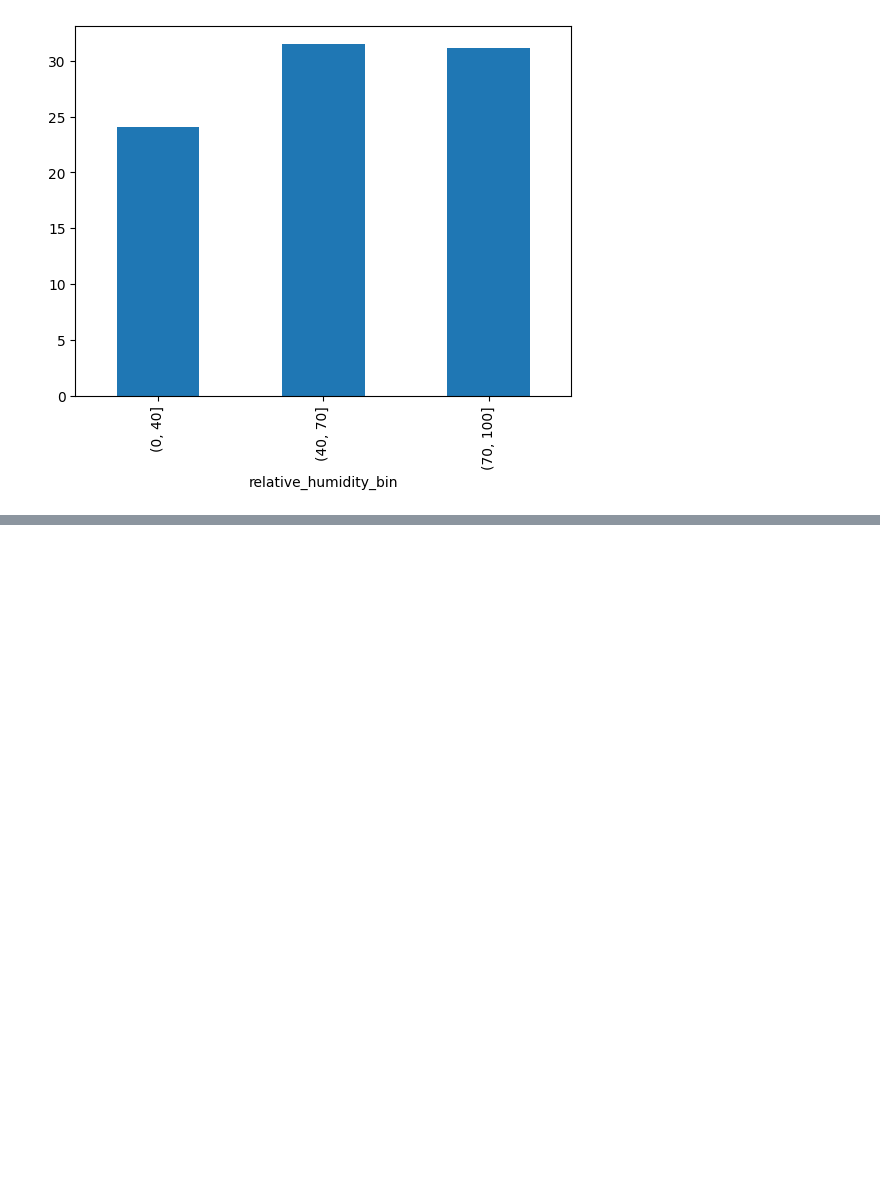
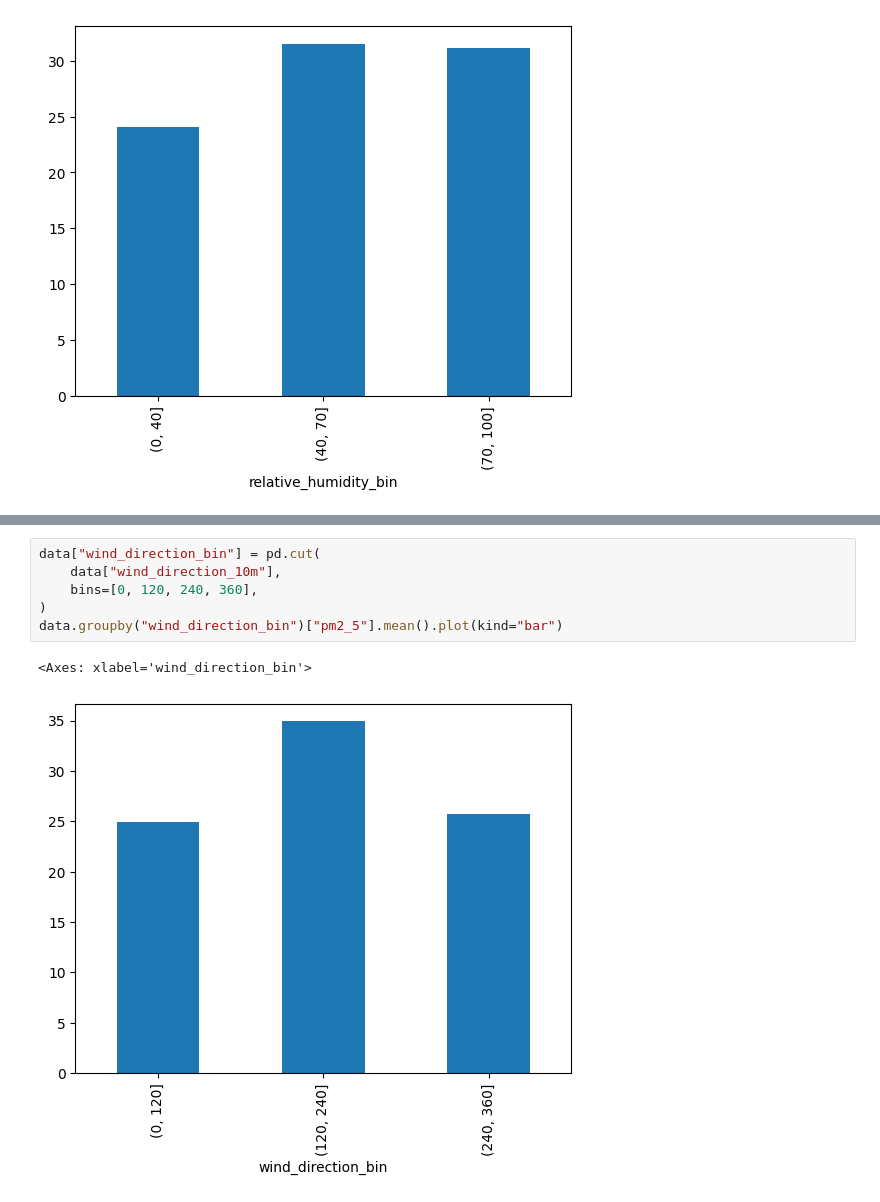
Before and after one commit to adarsha-7/pm25-forecasting, a Jupyter notebook: notebooks/eda/meterological_analysis.ipynb, the cells around one changed output, grey strips where cells are left out. Cells and saved outputs as stored; diff of their text form; blank space fills up the shorter version.

```diff
--- a/notebooks/eda/meterological_analysis.ipynb
+++ b/notebooks/eda/meterological_analysis.ipynb
@@ -73,0 +84,9 @@ data.groupby("relative_humidity_bin")["pm2_5"].mean().plot(kind="bar")
+# %%
+data["wind_direction_bin"] = pd.cut(
+    data["wind_direction_10m"],
+    bins=[0, 120, 240, 360],
+)
+data.groupby("wind_direction_bin")["pm2_5"].mean().plot(kind="bar")
+# %% [output]
+<Axes: xlabel='wind_direction_bin'>
+[figure, added]
```
Also changed, not shown: parts of 2 cells of this notebook.
